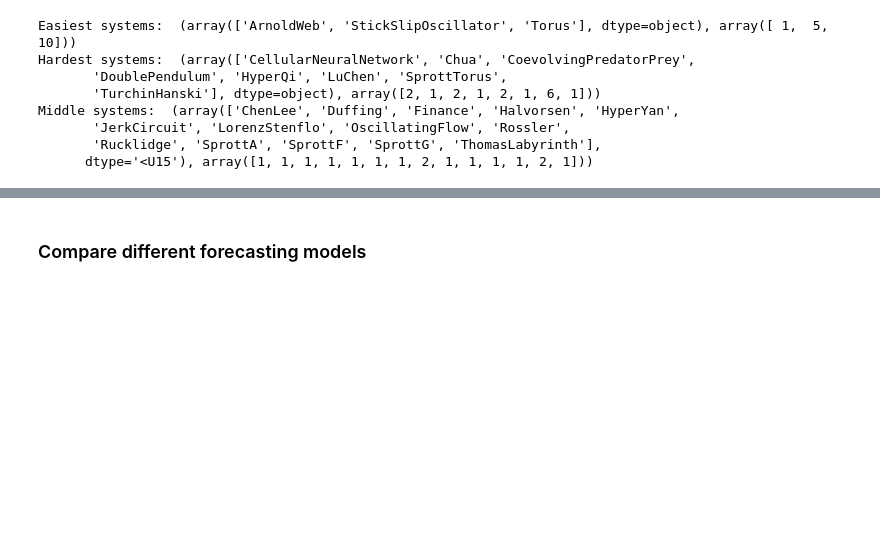
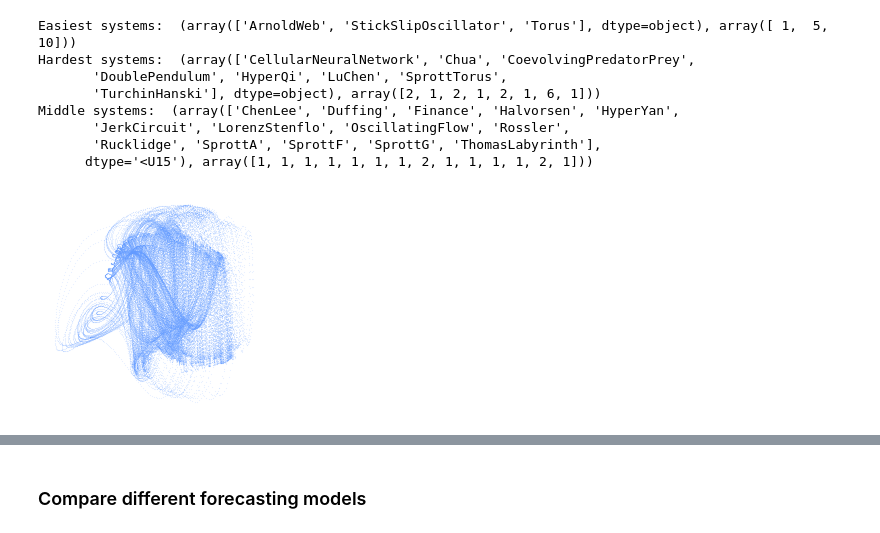
Before and after one commit to williamgilpin/dysts, a Jupyter notebook: benchmarks/figure_forecasting_benchmarks_figures.ipynb, the cells around one changed output, grey strips where cells are left out. Drawn from its saved outputs; the diff is of its cells as text; code cells hidden in the pictures; blank space fills up the shorter version.

```diff
--- a/benchmarks/figure_forecasting_benchmarks_figures.ipynb
+++ b/benchmarks/figure_forecasting_benchmarks_figures.ipynb
@@ -297,3 +297,12 @@ Middle systems:  (array(['ChenLee', 'Duffing', 'Finance', 'Halvorsen', 'HyperYan
        'JerkCircuit', 'LorenzStenflo', 'OscillatingFlow', 'Rossler',
        'Rucklidge', 'SprottA', 'SprottF', 'SprottG', 'ThomasLabyrinth'],
       dtype='<U15'), array([1, 1, 1, 1, 1, 1, 1, 2, 1, 1, 1, 1, 2, 1]))
+# %%
+plt.figure()
+sol = Hadley().make_trajectory(80000, resample=True, pts_per_period=100)
+plt.plot(sol[:, 0], sol[:, 2], ".", color=dg.blue, markersize=0.1)
+dg.fixed_aspect_ratio(1)
+dg.vanish_axes()
+# dg.better_savefig("../private_writing/fig_resources/lorenz.png", dpi=600)
+# %% [output]
+[figure, added]
```
Also changed, not shown: parts of 2 cells of this notebook, 2 other files.
